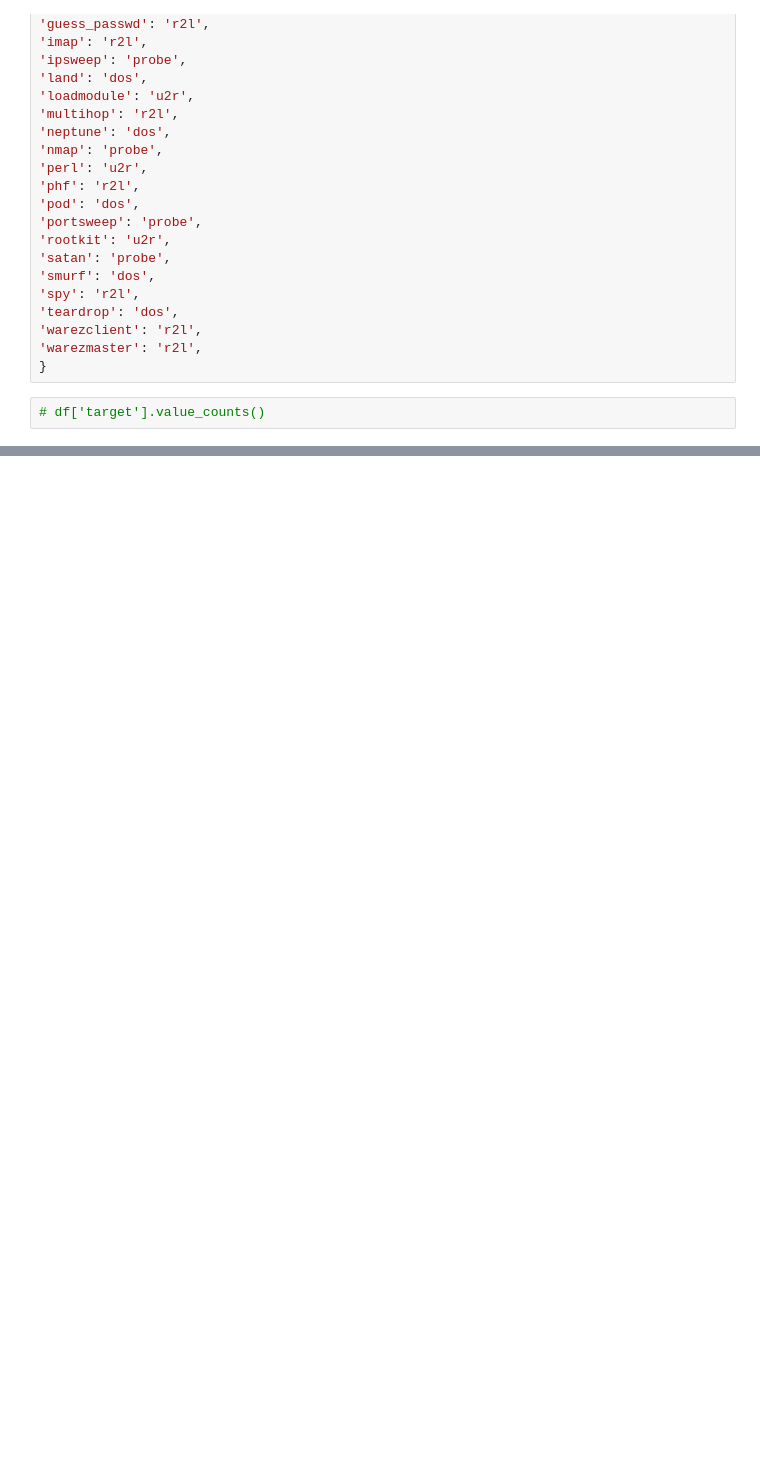
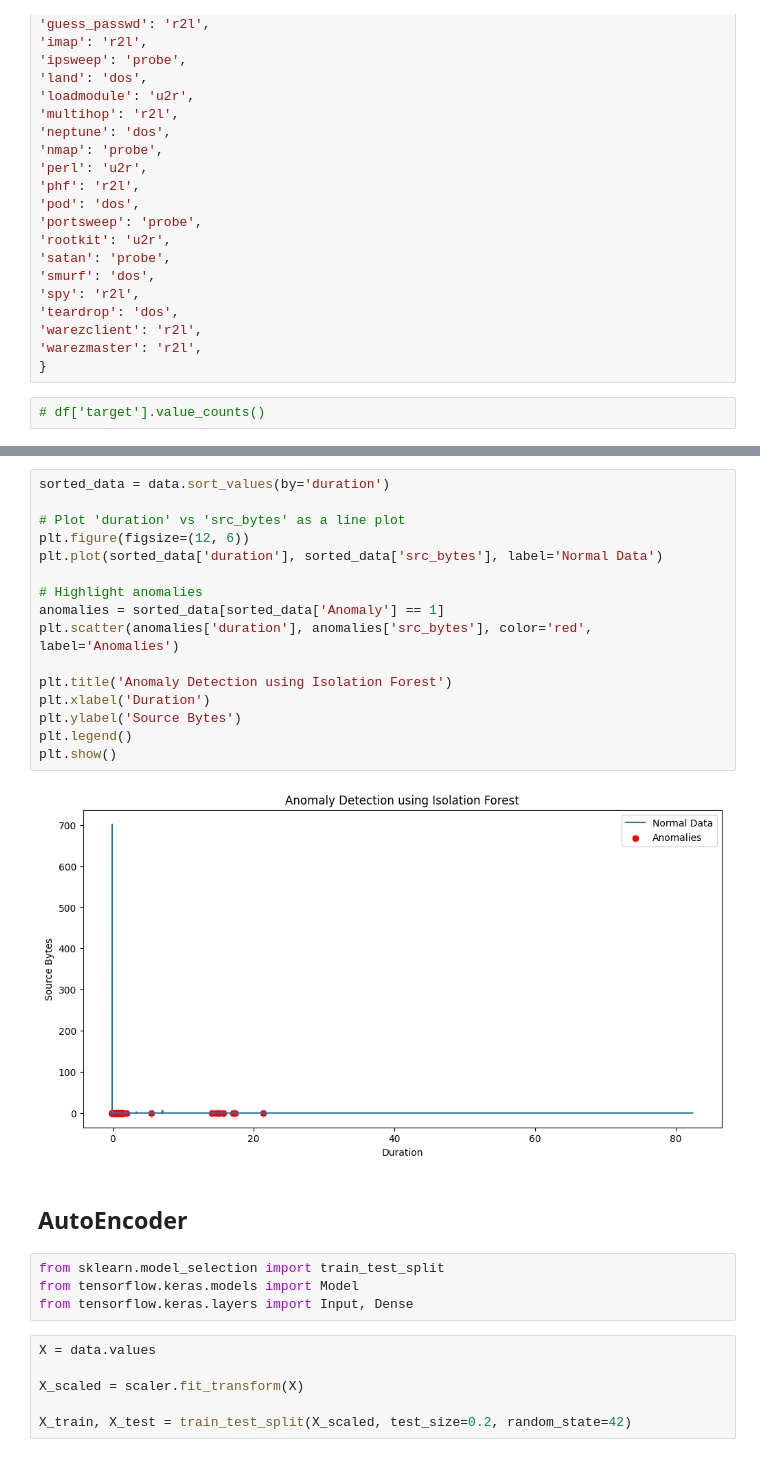
Before and after one commit to adhi1911/ML_Projects, a Jupyter notebook: Animoly_Detection/main.ipynb, the cells around one changed output, grey strips where cells are left out. Drawn from its saved outputs; the diff is of its cells as text; blank space fills up the shorter version.

```diff
--- a/Animoly_Detection/main.ipynb
+++ b/Animoly_Detection/main.ipynb
@@ -123,0 +172,30 @@ Attack Type                     object
+# %%
+sorted_data = data.sort_values(by='duration')
+
+# Plot 'duration' vs 'src_bytes' as a line plot
+plt.figure(figsize=(12, 6))
+plt.plot(sorted_data['duration'], sorted_data['src_bytes'], label='Normal Data')
+
+# Highlight anomalies
+anomalies = sorted_data[sorted_data['Anomaly'] == 1]
+plt.scatter(anomalies['duration'], anomalies['src_bytes'], color='red', label='Anomalies')
+
+plt.title('Anomaly Detection using Isolation Forest')
+plt.xlabel('Duration')
+plt.ylabel('Source Bytes')
+plt.legend()
+plt.show()
+# %% [output]
+[figure, added]
+# %% [markdown]
+## AutoEncoder
+# %%
+from sklearn.model_selection import train_test_split
+from tensorflow.keras.models import Model
+from tensorflow.keras.layers import Input, Dense
+# %%
+X = data.values
+
+X_scaled = scaler.fit_transform(X)
+
+X_train, X_test = train_test_split(X_scaled, test_size=0.2, random_state=42)
```
Also changed, not shown: parts of 23 cells of this notebook.
